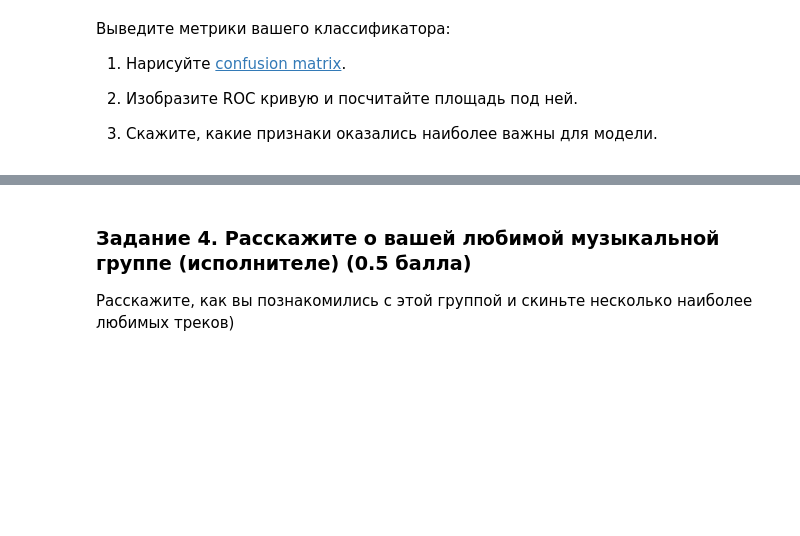
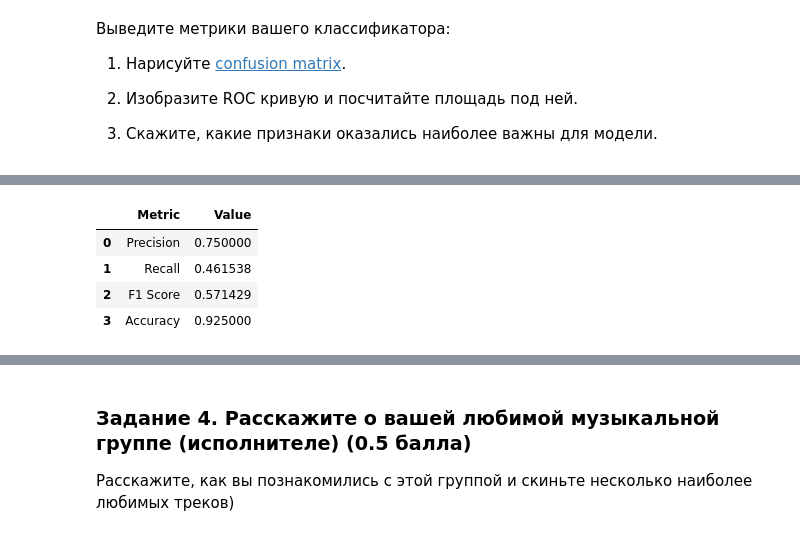
Before and after one commit to VovaGrig/BI-ml-2024, a Jupyter notebook: lecture_2_linmodels_GD/homework/Linear_models.ipynb, the cells around one changed output, grey strips where cells are left out. Cells and saved outputs as stored; diff of their text form; code cells hidden in the pictures; blank space fills up the shorter version.

```diff
--- a/lecture_2_linmodels_GD/homework/Linear_models.ipynb
+++ b/lecture_2_linmodels_GD/homework/Linear_models.ipynb
@@ -818,0 +824,16 @@ coefficients_df.sort_values('Coefficient', key=abs, ascending = False)
+# %%
+def compute_metrics(y, y_pred):
+    sk_precision = precision_score(y, y_pred, pos_label=1)
+    sk_recall = recall_score(y, y_pred, pos_label=1)
+    sk_f1 = f1_score(y, y_pred, pos_label=1)
+    sk_acc = accuracy_score(y, y_pred)
+    metrics_dict = {
+        "Precision": sk_precision,
+        "Recall": sk_recall,
+        "F1 Score": sk_f1,
+        "Accuracy": sk_acc,
+    }
+
+    df_metrics = pd.DataFrame(list(metrics_dict.items()), columns=["Metric", "Value"])
+
+    return df_metrics
@@ -818,0 +849,8 @@ coefficients_df.sort_values('Coefficient', key=abs, ascending = False)
+# %%
+compute_metrics(y_test, y_test_pred)
+# %% [output]
+|  | Metric | Value |
+| 0 | Precision | 0.750000 |
+| 1 | Recall | 0.461538 |
+| 2 | F1 Score | 0.571429 |
+| 3 | Accuracy | 0.925000 |
```
Also changed, not shown: parts of 9 cells of this notebook.
